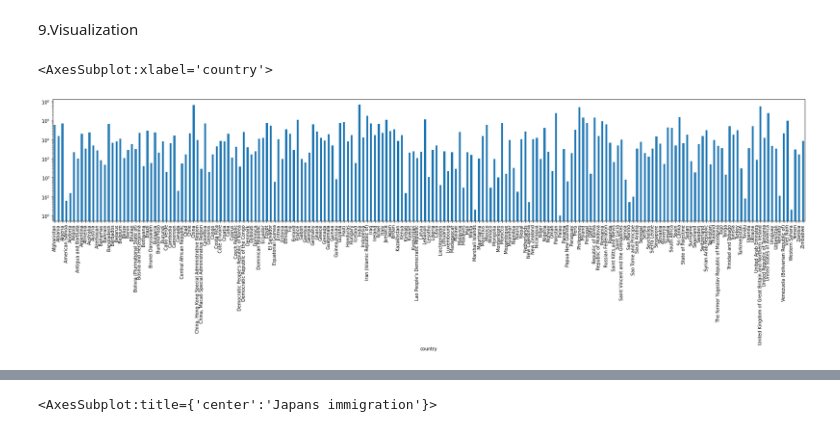
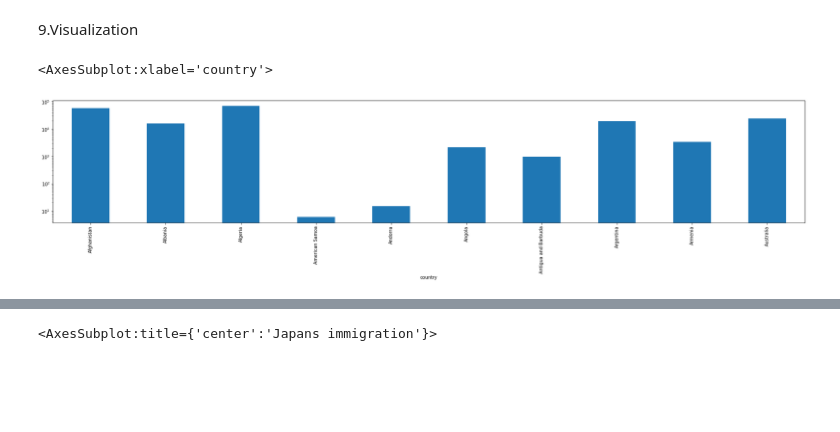
Before and after one commit to Amritendra/Python-data-science, a Jupyter notebook: Data_science/canada_analysis.ipynb, the cells around one changed output, grey strips where cells are left out. Saved outputs shown, nothing was run; the diff lists cells and outputs as text; code cells hidden in the pictures; blank space fills up the shorter version.

```diff
--- a/Data_science/canada_analysis.ipynb
+++ b/Data_science/canada_analysis.ipynb
@@ -297,7 +294,7 @@ years=list(range(1980,2014))
 df['total']=df[years].sum(axis=1)
 # %%
 plt.figure(facecolor='white')
-df.total.plot(kind='bar',figsize=(30,5),logy=True)
+df.head(10).total.plot(kind='bar',figsize=(30,5),logy=True)
 # %% [output]
 <AxesSubplot:xlabel='country'>
-[figure, old version]
+[figure, new version]
```
Also changed, not shown: parts of 14 cells of this notebook.
